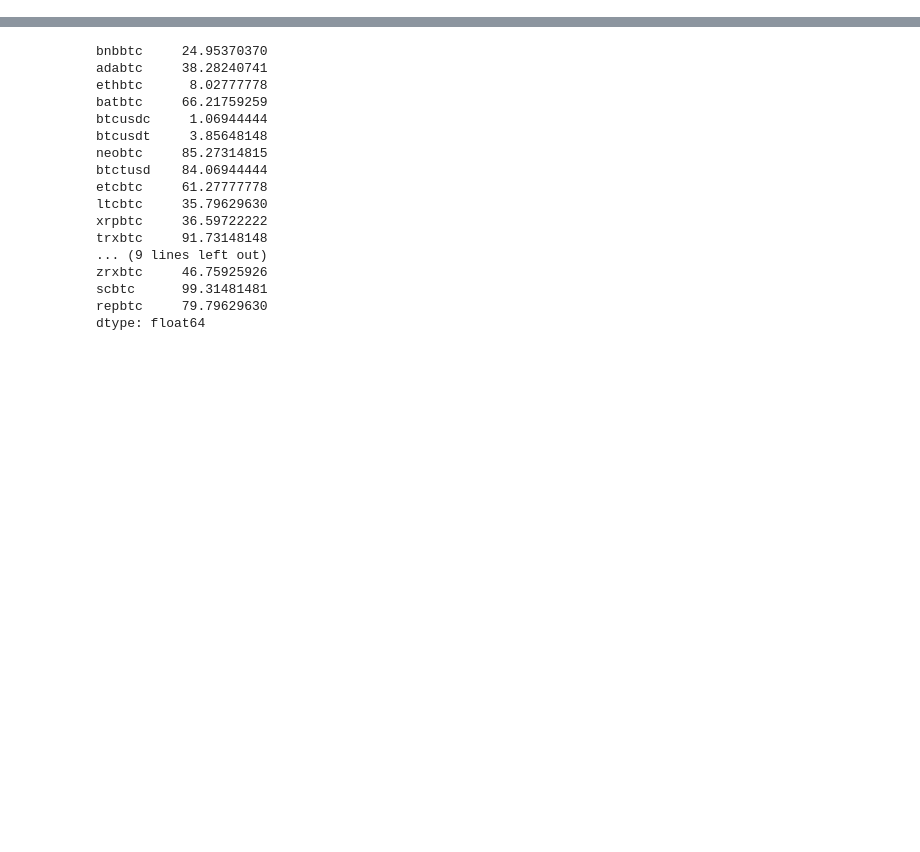
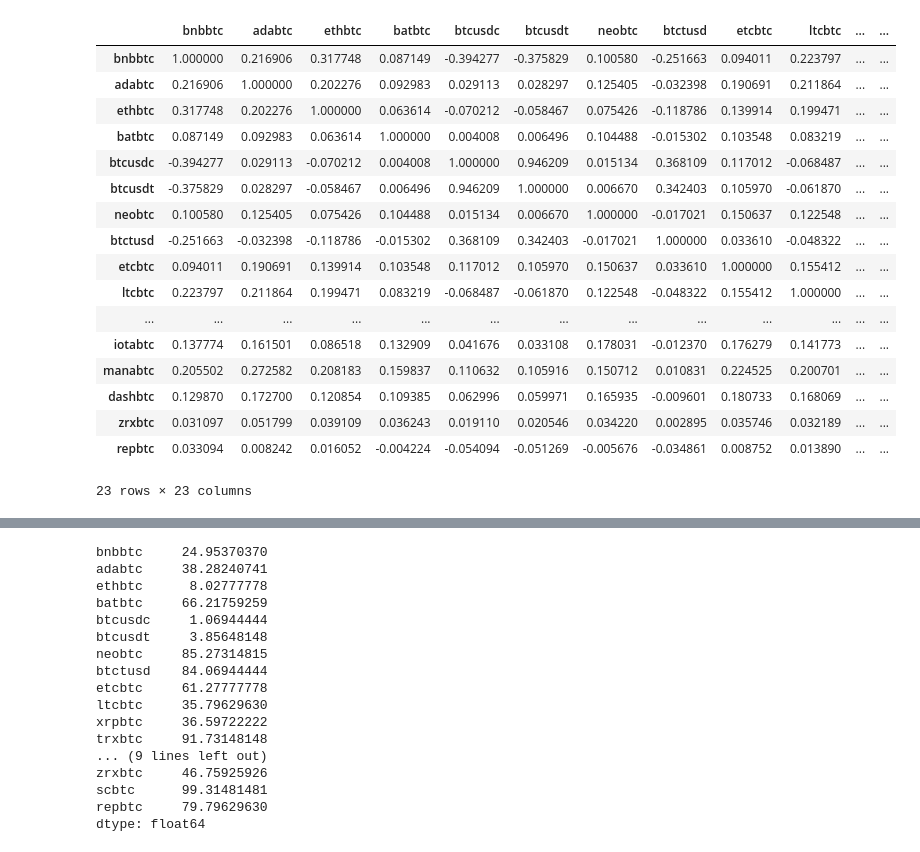
Before and after one commit to ZeliTheZealot/crypto-volatility, a Jupyter notebook: summaries.ipynb, the cells around one changed output, grey strips where cells are left out. Cells and saved outputs as stored; diff of their text form; code cells hidden in the pictures; blank space fills up the shorter version.

```diff
--- a/summaries.ipynb
+++ b/summaries.ipynb
@@ -46,0 +47,21 @@ all_returns_df
+# %%
+all_returns_df.corr()
+# %% [output]
+|  | bnbbtc | adabtc | ethbtc | batbtc | btcusdc | btcusdt | neobtc | btctusd | etcbtc | ltcbtc | ... | ... |
+| bnbbtc | 1.000000 | 0.216906 | 0.317748 | 0.087149 | -0.394277 | -0.375829 | 0.100580 | -0.251663 | 0.094011 | 0.223797 | ... | ... |
+| adabtc | 0.216906 | 1.000000 | 0.202276 | 0.092983 | 0.029113 | 0.028297 | 0.125405 | -0.032398 | 0.190691 | 0.211864 | ... | ... |
+| ethbtc | 0.317748 | 0.202276 | 1.000000 | 0.063614 | -0.070212 | -0.058467 | 0.075426 | -0.118786 | 0.139914 | 0.199471 | ... | ... |
+| batbtc | 0.087149 | 0.092983 | 0.063614 | 1.000000 | 0.004008 | 0.006496 | 0.104488 | -0.015302 | 0.103548 | 0.083219 | ... | ... |
+| btcusdc | -0.394277 | 0.029113 | -0.070212 | 0.004008 | 1.000000 | 0.946209 | 0.015134 | 0.368109 | 0.117012 | -0.068487 | ... | ... |
+| btcusdt | -0.375829 | 0.028297 | -0.058467 | 0.006496 | 0.946209 | 1.000000 | 0.006670 | 0.342403 | 0.105970 | -0.061870 | ... | ... |
+| neobtc | 0.100580 | 0.125405 | 0.075426 | 0.104488 | 0.015134 | 0.006670 | 1.000000 | -0.017021 | 0.150637 | 0.122548 | ... | ... |
+| btctusd | -0.251663 | -0.032398 | -0.118786 | -0.015302 | 0.368109 | 0.342403 | -0.017021 | 1.000000 | 0.033610 | -0.048322 | ... | ... |
+| etcbtc | 0.094011 | 0.190691 | 0.139914 | 0.103548 | 0.117012 | 0.105970 | 0.150637 | 0.033610 | 1.000000 | 0.155412 | ... | ... |
+| ltcbtc | 0.223797 | 0.211864 | 0.199471 | 0.083219 | -0.068487 | -0.061870 | 0.122548 | -0.048322 | 0.155412 | 1.000000 | ... | ... |
+| ... | ... | ... | ... | ... | ... | ... | ... | ... | ... | ... | ... | ... |
+| iotabtc | 0.137774 | 0.161501 | 0.086518 | 0.132909 | 0.041676 | 0.033108 | 0.178031 | -0.012370 | 0.176279 | 0.141773 | ... | ... |
+| manabtc | 0.205502 | 0.272582 | 0.208183 | 0.159837 | 0.110632 | 0.105916 | 0.150712 | 0.010831 | 0.224525 | 0.200701 | ... | ... |
+| dashbtc | 0.129870 | 0.172700 | 0.120854 | 0.109385 | 0.062996 | 0.059971 | 0.165935 | -0.009601 | 0.180733 | 0.168069 | ... | ... |
+| zrxbtc | 0.031097 | 0.051799 | 0.039109 | 0.036243 | 0.019110 | 0.020546 | 0.034220 | 0.002895 | 0.035746 | 0.032189 | ... | ... |
+| repbtc | 0.033094 | 0.008242 | 0.016052 | -0.004224 | -0.054094 | -0.051269 | -0.005676 | -0.034861 | 0.008752 | 0.013890 | ... | ... |
+23 rows × 23 columns
```
Also changed, not shown: parts of 17 cells of this notebook, 26 other files.
